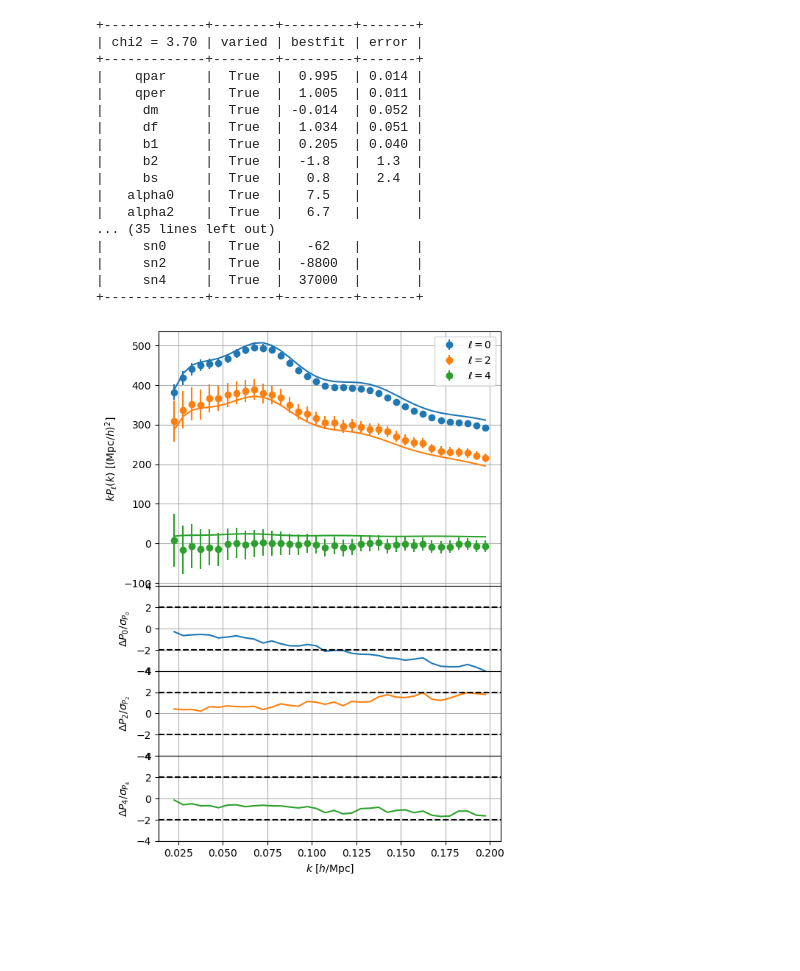
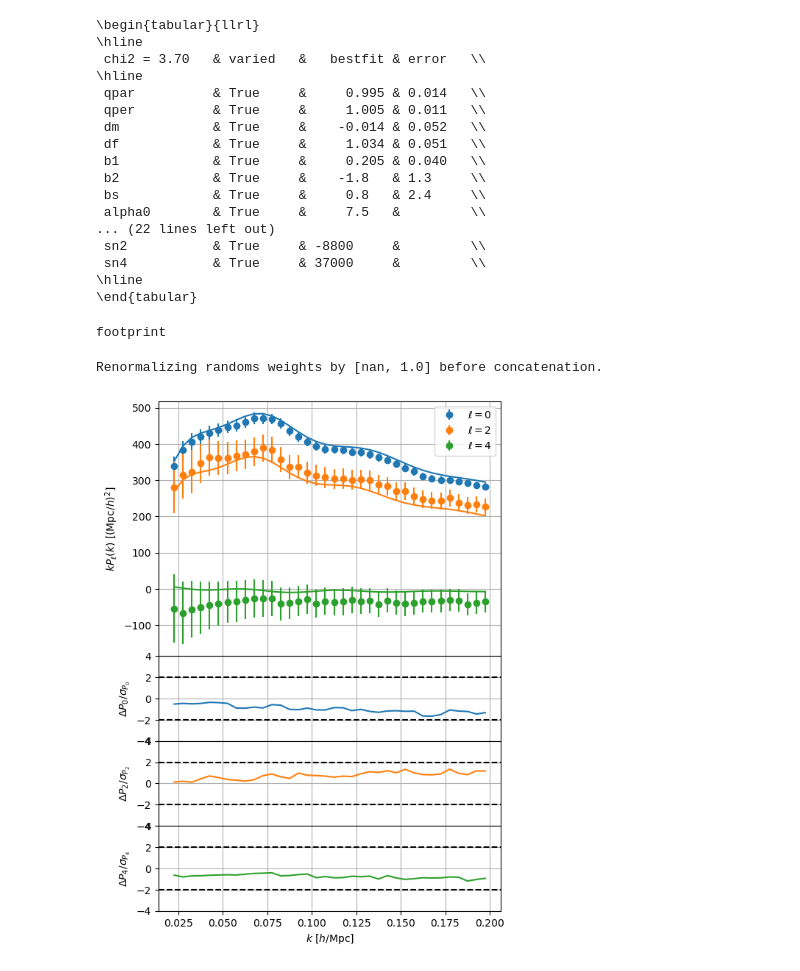
Before and after one commit to mathildepinon/desi-fiber-collisions, a Jupyter notebook: fits.ipynb, the cells around one changed output. Saved outputs shown, nothing was run; the diff lists cells and outputs as text; code cells hidden in the pictures; blank space fills up the shorter version.

```diff
--- a/fits.ipynb
+++ b/fits.ipynb
@@ -1,40 +1,61 @@
 # %%
+import os
+
 %matplotlib inline
 import matplotlib.pyplot as plt
 
 from desilike.samples import Profiles, Chain, plotting
-from emulator_fit import get_power_likelihood
+from emulator_fit import get_power_likelihood, get_corr_likelihood
 
-profiles_complete = Profiles.load('profiles_shapefit_complete_NGC/power_velocileptors.npy')
-profiles = Profiles.load('profiles_shapefit_NGC/power_velocileptors.npy')
-profiles_fc = Profiles.load('profiles_shapefit_NGC/power_velocileptors_fc.npy')
+tracer = 'ELG'
+region = 'NGC'
+stat = 'power'
+
+profiles_complete = Profiles.load('profiles_shapefit_{}_complete_{}/{}_velocileptors.npy'.format(tracer, region, stat))
+#profiles = Profiles.load('profiles_shapefit_{}_{}/{}_velocileptors.npy'.format(tracer, region, stat))
+profiles_fc = Profiles.load('profiles_shapefit_{}_{}/{}_velocileptors_fc.npy'.format(tracer, region, stat))
 # %%
-print(profiles_complete.to_stats(tablefmt='pretty'))
-print(profiles.to_stats(tablefmt='pretty'))
-print(profiles_fc.to_stats(tablefmt='pretty'))
+print(profiles_complete.to_stats(tablefmt='latex'))
+#print(profiles.to_stats(tablefmt='pretty'))
+print(profiles_fc.to_stats(tablefmt='latex'))
 # %% [output]
-+-------------+--------+---------+-------+
-| chi2 = 3.70 | varied | bestfit | error |
-+-------------+--------+---------+-------+
-|    qpar     |  True  |  0.995  | 0.014 |
-|    qper     |  True  |  1.005  | 0.011 |
-|     dm      |  True  | -0.014  | 0.052 |
-|     df      |  True  |  1.034  | 0.051 |
-|     b1      |  True  |  0.205  | 0.040 |
-|     b2      |  True  |  -1.8   |  1.3  |
-|     bs      |  True  |   0.8   |  2.4  |
-|   alpha0    |  True  |   7.5   |       |
-|   alpha2    |  True  |   6.7   |       |
-... (35 lines left out)
-|     sn0     |  True  |   -62   |       |
-|     sn2     |  True  |  -8800  |       |
-|     sn4     |  True  |  37000  |       |
-+-------------+--------+---------+-------+
+\begin{tabular}{llrl}
+\hline
+ chi2 = 3.70   & varied   &   bestfit & error   \\
+\hline
+ qpar          & True     &     0.995 & 0.014   \\
+ qper          & True     &     1.005 & 0.011   \\
+ dm            & True     &    -0.014 & 0.052   \\
+ df            & True     &     1.034 & 0.051   \\
+ b1            & True     &     0.205 & 0.040   \\
+ b2            & True     &    -1.8   & 1.3     \\
+ bs            & True     &     0.8   & 2.4     \\
+ alpha0        & True     &     7.5   &         \\
+... (22 lines left out)
+ sn2           & True     & -8800     &         \\
+ sn4           & True     & 37000     &         \\
+\hline
+\end{tabular}
+# %%
+completeness = ''
+fc = '_fc'
 # %%
-likelihood = get_power_likelihood(fc=False)
+emulator_dir = '/global/u2/m/mpinon/desi_fiber_collisions/emulators_shapefit_{}'.format(tracer)
+if stat == 'corr':
+    likelihood = get_corr_likelihood(tracer=tracer, region=region, completeness=completeness, solve=False, emulator_fn=os.path.join(emulator_dir, '{}_{{}}.npy'.format(stat)))
+if stat == 'power':
+    likelihood = get_power_likelihood(tracer=tracer, region=region, completeness=completeness, solve=False, emulator_fn=os.path.join(emulator_dir, '{}_{{}}.npy'.format(stat)))
 likelihood.solved_default = '.best'
-likelihood(**profiles_complete.bestfit.choice(varied=True))
+if completeness:
+    likelihood(**profiles_complete.bestfit.choice(varied=True))
+else:
+    if fc:
+        likelihood(**profiles_fc.bestfit.choice(varied=True))
+    else:
+        likelihood(**profiles.bestfit.choice(varied=True))
 likelihood.observables[0].plot()
-plt.savefig('pk_fit_ELG_NGC.png', dpi=200)
+plt.savefig('{}_fit_{}_{}{}{}.png'.format(stat, tracer, completeness, region, fc), dpi=200)
 # %% [output]
+footprint
+Renormalizing randoms weights by [nan, 1.0] before concatenation.
-[figure, old version]
+[figure, new version]
```
Also changed, not shown: parts of 3 cells of this notebook, 2 other files.
